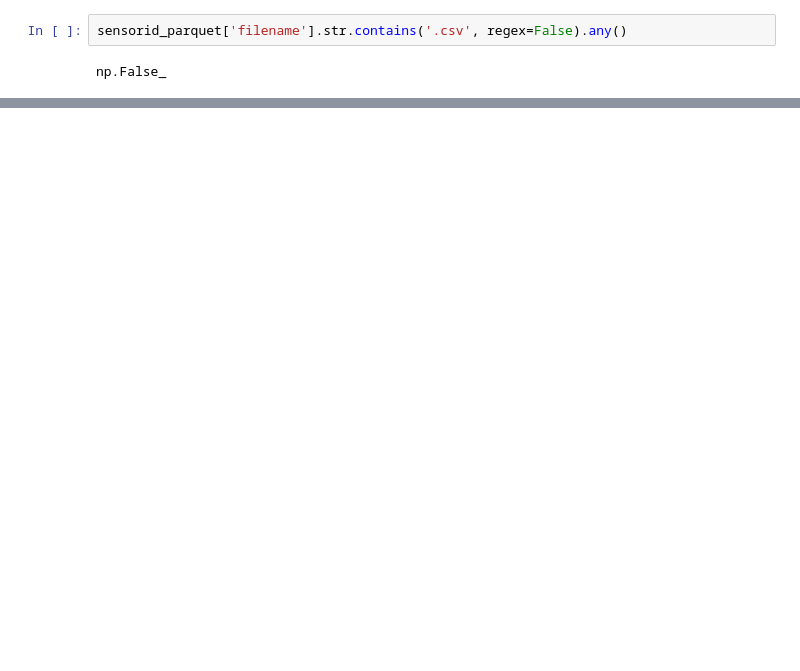
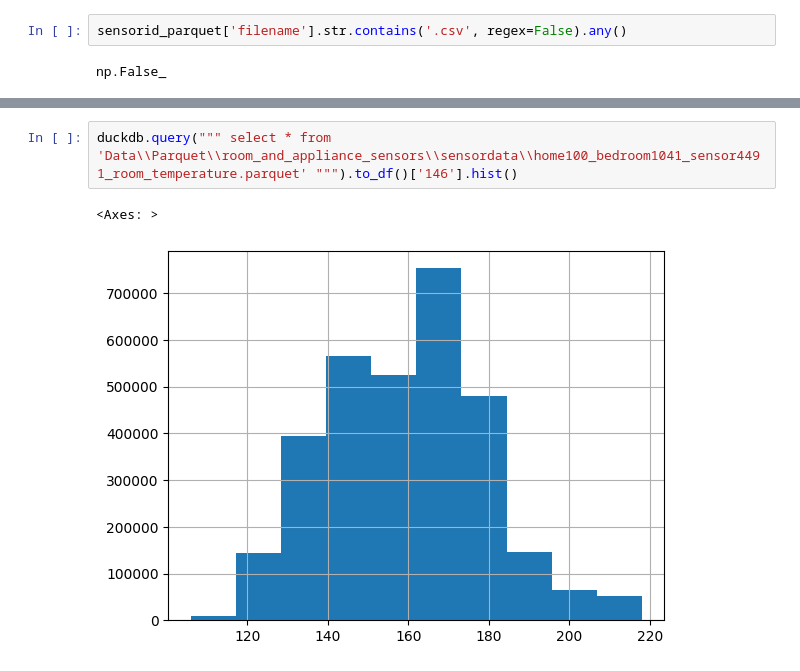
Before and after one commit to JSlusarek/Projekt-Dyplomowy-ISSI-Jan-lusarek-Kacper-Gruca, a Jupyter notebook: data_transformation.ipynb, the cells around one changed output, grey strips where cells are left out. Saved outputs shown, nothing was run; the diff lists cells and outputs as text; blank space fills up the shorter version.

```diff
--- a/data_transformation.ipynb
+++ b/data_transformation.ipynb
@@ -68,0 +94,5 @@ Name: Number of rooms, dtype: int64
+# %%
+duckdb.query(""" select * from 'Data\\Parquet\\room_and_appliance_sensors\\sensordata\\home100_bedroom1041_sensor4491_room_temperature.parquet' """).to_df()['146'].hist()
+# %% [output]
+<Axes: >
+[figure, added]
```
Also changed, not shown: parts of 35 cells of this notebook, 2 other files.
